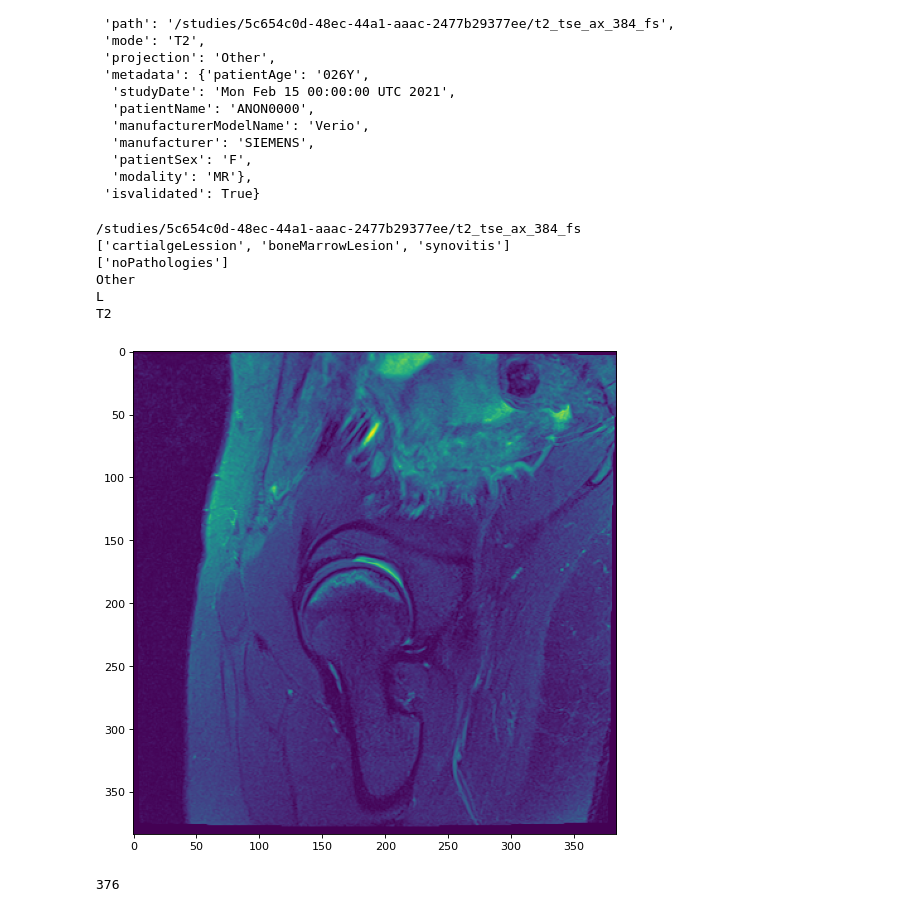
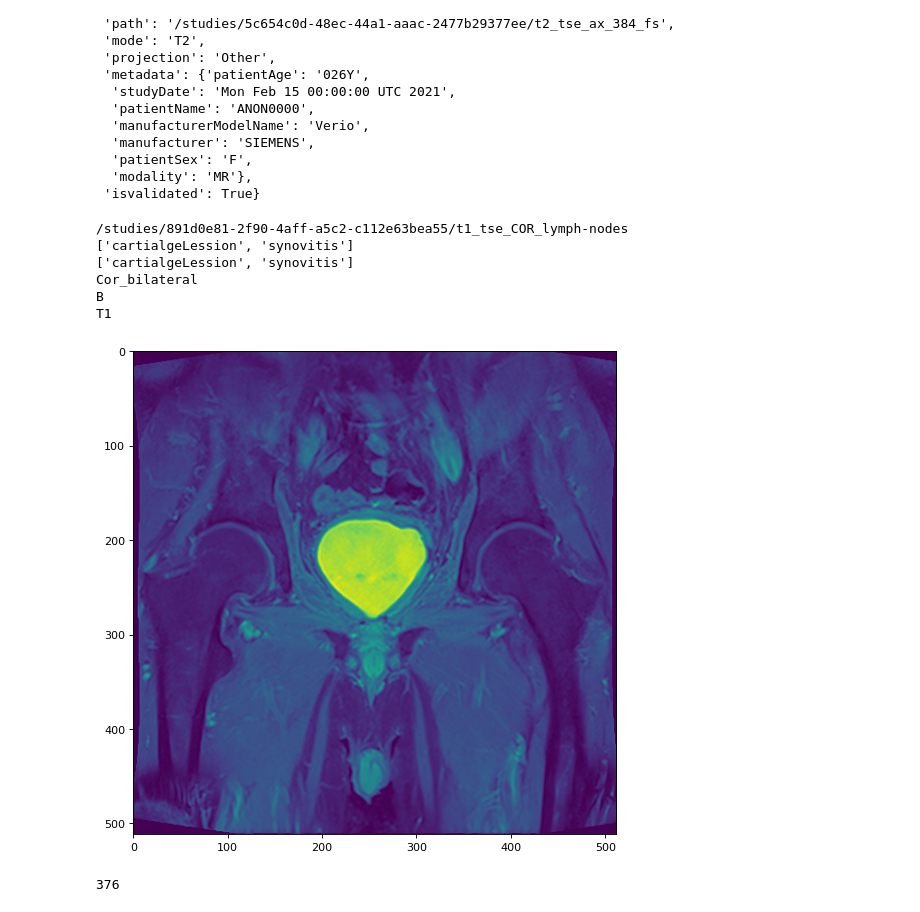
Before and after one commit to maloq/Hips_MRI, a Jupyter notebook: make_dataset.ipynb, the cells around one changed output. Saved outputs shown, nothing was run; the diff lists cells and outputs as text; code cells hidden in the pictures.

```diff
--- a/make_dataset.ipynb
+++ b/make_dataset.ipynb
@@ -53,34 +53,35 @@ datset_info[0]
 # %%
 df_stats = pd.DataFrame(datset_info)
 # %%
-i = 0
+i = 127
 path_folder = datset_info[i]['path']
 plane = datset_info[i]['projection']
 print(datset_info[i]['path'])
 vis = datset_info[i]['visiblepart']
 mode = datset_info[i]['mode']
 
 path = os.path.join('validated', path_folder[1:])
 
 scans = load_scan(path)
 images = get_images(scans, resize=False)
 
 figure(figsize=(8, 8), dpi=80)
-imgplot = plt.imshow( images[10])
+n = 0
+imgplot = plt.imshow( images[int(len(images)/2) + n])
 #imgplot = plt.imshow( images[10][2]
 print(datset_info[i]['pathologiesleft'])
 print(datset_info[i]['pathologiesright'])
 print(plane)
 print(vis)
 print(mode)
 plt.show()
 # %% [output]
-/studies/5c654c0d-48ec-44a1-aaac-2477b29377ee/t2_tse_ax_384_fs
-['cartialgeLession', 'boneMarrowLesion', 'synovitis']
-['noPathologies']
-Other
-L
-T2
+/studies/891d0e81-2f90-4aff-a5c2-c112e63bea55/t1_tse_COR_lymph-nodes
+['cartialgeLession', 'synovitis']
+['cartialgeLession', 'synovitis']
+Cor_bilateral
+B
+T1
-[figure, old version]
+[figure, new version]
 # %%
 PData = PreprocessedDatasetPart1()
```
Also changed, not shown: parts of 1 cell of this notebook, 17 other files.
